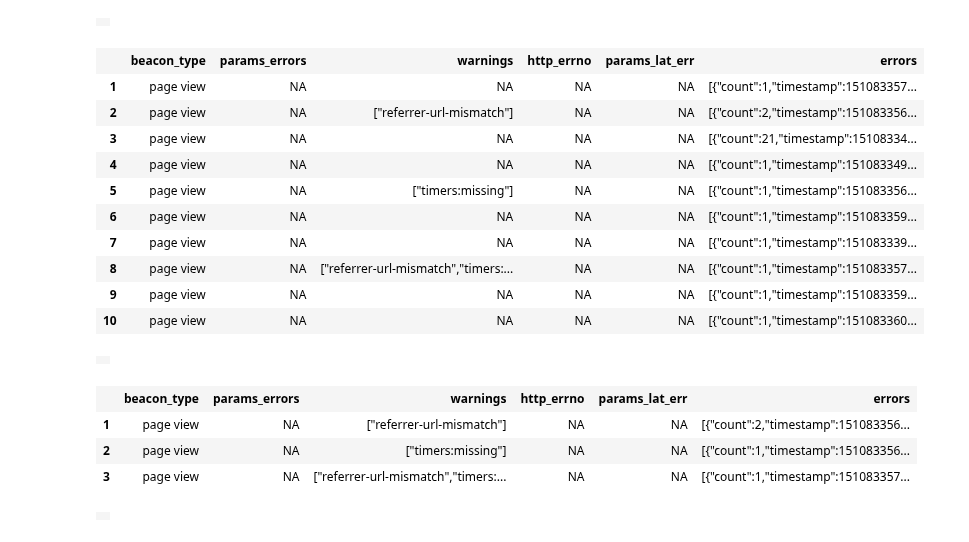
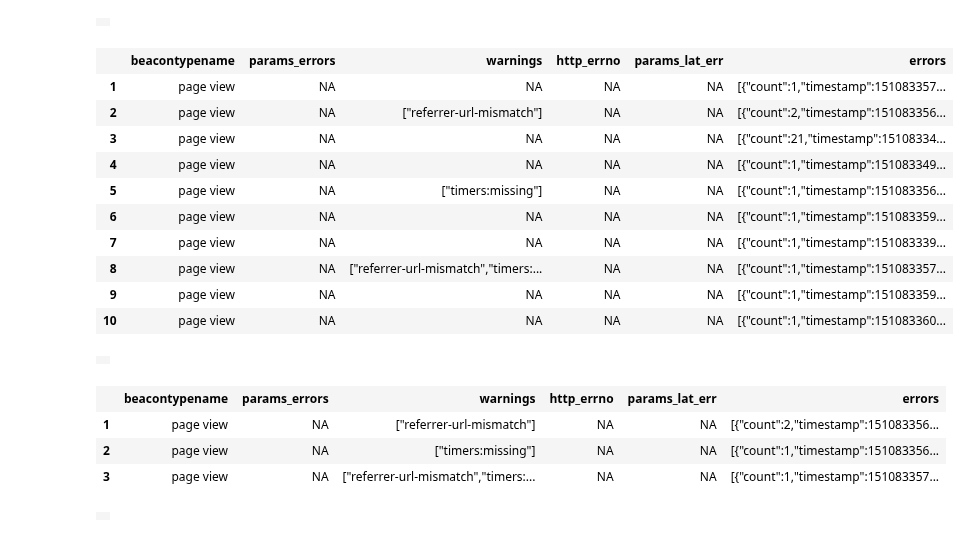
Before and after one commit to ChrisDavisNGP/NGP-DSWB, a Jupyter notebook: Work Area/Classify JS Errors/Classify_JS_Errors.ipynb, the cells around one changed output. Drawn from its saved outputs; the diff is of its cells as text; code cells hidden in the pictures.

```diff
--- a/Work Area/Classify JS Errors/Classify_JS_Errors.ipynb
+++ b/Work Area/Classify JS Errors/Classify_JS_Errors.ipynb
@@ -70,12 +70,12 @@ limit $(UP.limitQueryRows)
 # %%
 select("""\
 select
-beacon_type,params_errors,warnings,http_errno,params_lat_err,errors
+beacontypename,params_errors,warnings,http_errno,params_lat_err,errors
 from $(UP.btView)
 limit $(UP.limitQueryRows)
 """)
 # %% [output]
-|  | beacon_type | params_errors | warnings | http_errno | params_lat_err | errors |
+|  | beacontypename | params_errors | warnings | http_errno | params_lat_err | errors |
 | 1 | page view | NA | NA | NA | NA | [{"count":1,"timestamp":151083357... |
 | 2 | page view | NA | ["referrer-url-mismatch"] | NA | NA | [{"count":2,"timestamp":151083356... |
 | 3 | page view | NA | NA | NA | NA | [{"count":21,"timestamp":15108334... |
@@ -99,13 +99,13 @@ limit $(UP.limitQueryRows)
 # %%
 select("""\
 select
-beacon_type,params_errors,warnings,http_errno,params_lat_err,errors
+beacontypename,params_errors,warnings,http_errno,params_lat_err,errors
 from $(UP.btView)
 where warnings is not null
 limit $(UP.limitQueryRows)
 """)
 # %% [output]
-|  | beacon_type | params_errors | warnings | http_errno | params_lat_err | errors |
+|  | beacontypename | params_errors | warnings | http_errno | params_lat_err | errors |
 | 1 | page view | NA | ["referrer-url-mismatch"] | NA | NA | [{"count":2,"timestamp":151083356... |
 | 2 | page view | NA | ["timers:missing"] | NA | NA | [{"count":1,"timestamp":151083356... |
 | 3 | page view | NA | ["referrer-url-mismatch","timers:... | NA | NA | [{"count":1,"timestamp":151083357... |
```
Also changed, not shown: parts of 5 cells of this notebook, 9 other files.
